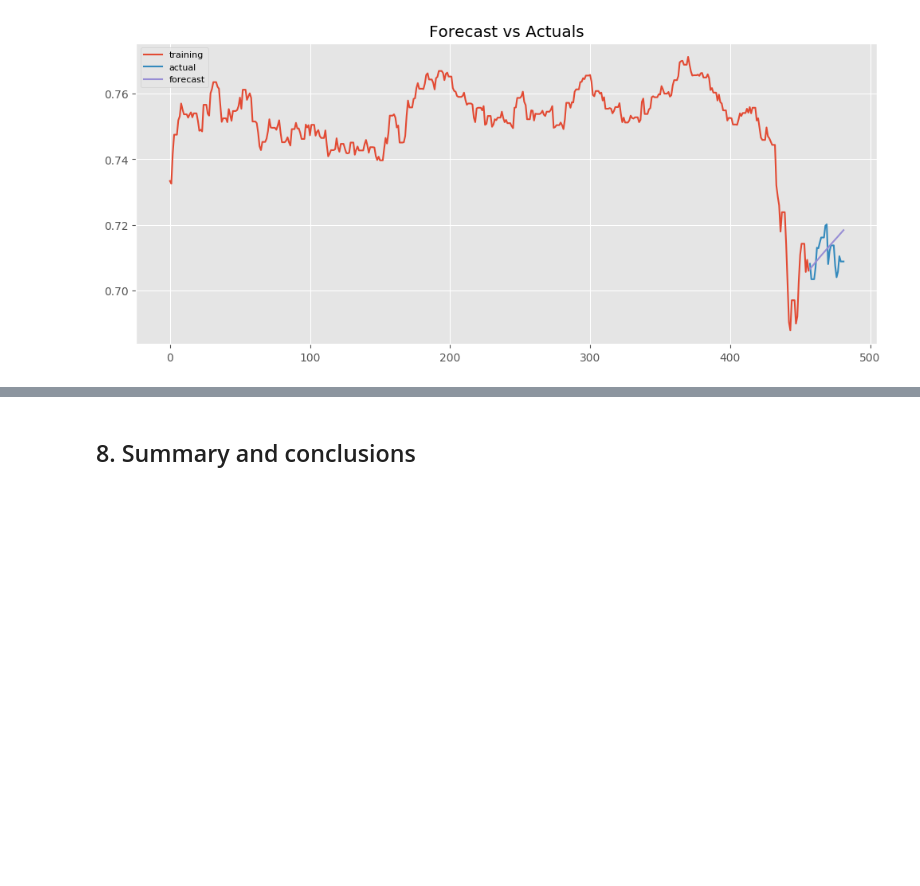
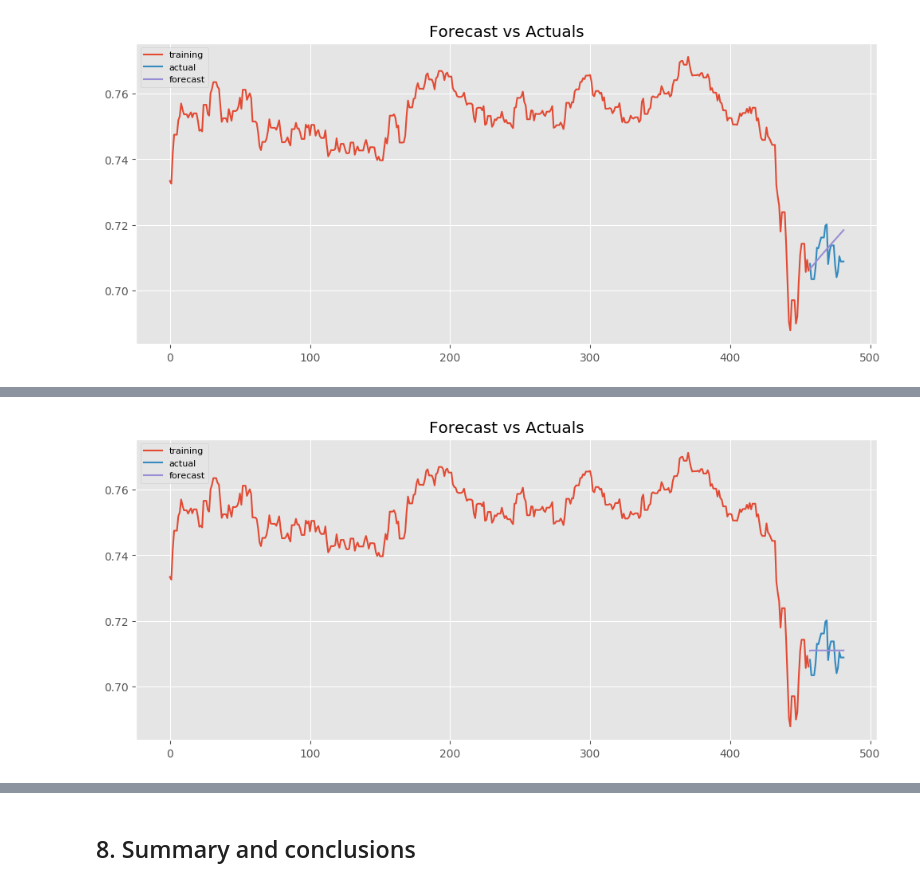
Before and after one commit to flizhou/CAD_USD_exchange_rate_predictor, a Jupyter notebook: scripts/eda.ipynb, the cells around one changed output, grey strips where cells are left out. Cells and saved outputs as stored; diff of their text form; code cells hidden in the pictures; blank space fills up the shorter version.

Commit message:
AddedLGBRegressor and GradientBoostingRegressor models close #11

```diff
--- a/scripts/eda.ipynb
+++ b/scripts/eda.ipynb
@@ -909,6 +889,0 @@ AttributeError: 'numpy.ndarray' object has no attribute 'score'
-# %%
-model = lowess(df_lag.iloc[:, 1],
-               df_lag[response_col[0]])
-lowess_x = list(zip(*model))[0]
-lowess_y = list(zip(*model))[1]
-f = interp1d(lowess_x, lowess_y, bounds_error=False)
@@ -945,0 +976,23 @@ plt.show()
+# %%
+lag = 1
+n = 24  # number of steps to forecast
+response_col = ['close']
+df_lag = lag_df(train, lag, response_col).dropna()
+model = GradientBoostingRegressor(learning_rate=0.01, n_estimators=300)
+model.fit(df_lag.drop(columns=response_col),
+                                    df_lag[response_col[0]])
+pred_valid = [df_lag[response_col[0]].iloc[-1]]
+for i in range(valid.shape[0]):
+    pred_valid.append(model.predict(pred_valid[-1].reshape(1, -1)))
+predict = pd.Series(pred_valid[1:], index=valid.index)
+# %%
+plt.figure(figsize=(12,5), dpi=100)
+plt.plot(train.close, label='training')
+plt.plot(valid.close, label='actual')
+plt.plot(predict, label='forecast')
+
+plt.title('Forecast vs Actuals')
+plt.legend(loc='upper left', fontsize=8)
+plt.show()
+# %% [output]
+[figure, added]
```
Also changed, not shown: parts of 14 cells of this notebook.
